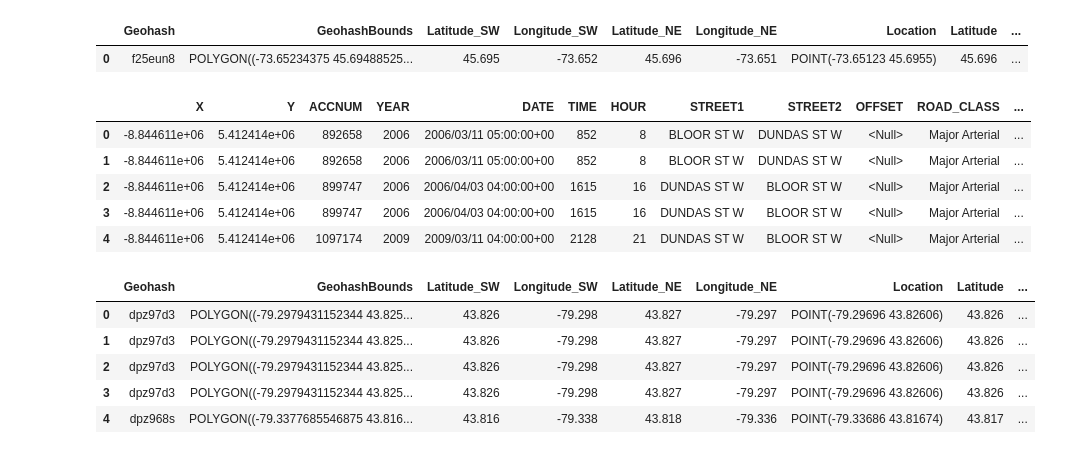
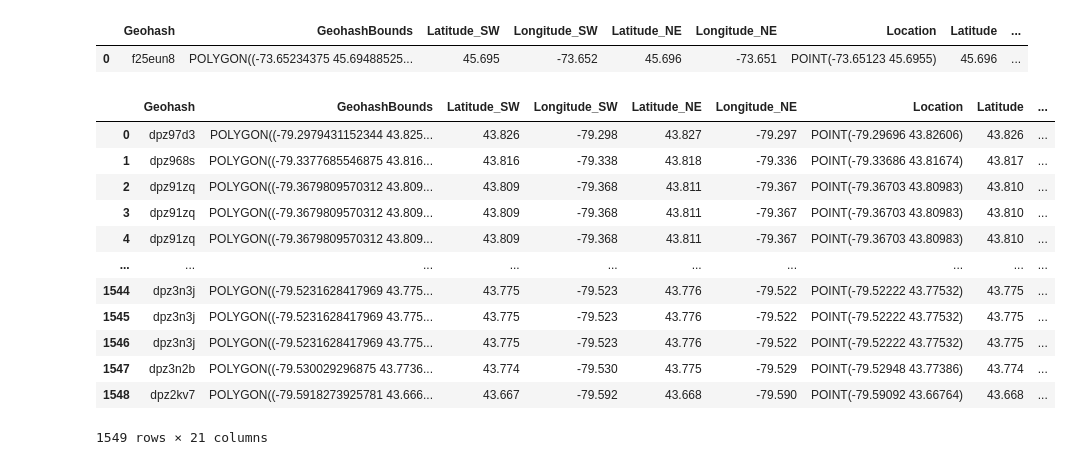
Before and after one commit to Vincent-Kwan/Safe-Roads-Competition, a Jupyter notebook: KSI_Hazardous.ipynb, the cells around one changed output. Saved outputs shown, nothing was run; the diff lists cells and outputs as text; code cells hidden in the pictures.

Commit message:
Merged KSI and Hazardous Driving Areas

```diff
--- a/KSI_Hazardous.ipynb
+++ b/KSI_Hazardous.ipynb
@@ -29,25 +22,23 @@ ksi_merge.drop(['HOOD_ID', 'ObjectId', 'POLICE_DIVISION', 'INDEX_', 'UpdateDate'
-# %%
-ksi_merge.head()
-# %% [output]
-|  | X | Y | ACCNUM | YEAR | DATE | TIME | HOUR | STREET1 | STREET2 | OFFSET | ROAD_CLASS | ... |
-| 0 | -8.844611e+06 | 5.412414e+06 | 892658 | 2006 | 2006/03/11 05:00:00+00 | 852 | 8 | BLOOR ST W | DUNDAS ST W | <Null> | Major Arterial | ... |
-| 1 | -8.844611e+06 | 5.412414e+06 | 892658 | 2006 | 2006/03/11 05:00:00+00 | 852 | 8 | BLOOR ST W | DUNDAS ST W | <Null> | Major Arterial | ... |
-| 2 | -8.844611e+06 | 5.412414e+06 | 899747 | 2006 | 2006/04/03 04:00:00+00 | 1615 | 16 | DUNDAS ST W | BLOOR ST W | <Null> | Major Arterial | ... |
-| 3 | -8.844611e+06 | 5.412414e+06 | 899747 | 2006 | 2006/04/03 04:00:00+00 | 1615 | 16 | DUNDAS ST W | BLOOR ST W | <Null> | Major Arterial | ... |
-| 4 | -8.844611e+06 | 5.412414e+06 | 1097174 | 2009 | 2009/03/11 04:00:00+00 | 2128 | 21 | DUNDAS ST W | BLOOR ST W | <Null> | Major Arterial | ... |
 # %%
 ksi_collapse = round(ksi_collapse, 3)
 # %%
 hazardous_merge = hazardous_df.merge(ksi_collapse, left_on = ['Latitude', 'Longitude'], right_on = ['LATITUDE', 'LONGITUDE'], how = 'inner')
 # %%
-hazardous_merge.head()
+hazardous_merge
 # %% [output]
 |  | Geohash | GeohashBounds | Latitude_SW | Longitude_SW | Latitude_NE | Longitude_NE | Location | Latitude | ... |
 | 0 | dpz97d3 | POLYGON((-79.2979431152344 43.825... | 43.826 | -79.298 | 43.827 | -79.297 | POINT(-79.29696 43.82606) | 43.826 | ... |
-| 1 | dpz97d3 | POLYGON((-79.2979431152344 43.825... | 43.826 | -79.298 | 43.827 | -79.297 | POINT(-79.29696 43.82606) | 43.826 | ... |
-| 2 | dpz97d3 | POLYGON((-79.2979431152344 43.825... | 43.826 | -79.298 | 43.827 | -79.297 | POINT(-79.29696 43.82606) | 43.826 | ... |
-| 3 | dpz97d3 | POLYGON((-79.2979431152344 43.825... | 43.826 | -79.298 | 43.827 | -79.297 | POINT(-79.29696 43.82606) | 43.826 | ... |
-| 4 | dpz968s | POLYGON((-79.3377685546875 43.816... | 43.816 | -79.338 | 43.818 | -79.336 | POINT(-79.33686 43.81674) | 43.817 | ... |
+| 1 | dpz968s | POLYGON((-79.3377685546875 43.816... | 43.816 | -79.338 | 43.818 | -79.336 | POINT(-79.33686 43.81674) | 43.817 | ... |
+| 2 | dpz91zq | POLYGON((-79.3679809570312 43.809... | 43.809 | -79.368 | 43.811 | -79.367 | POINT(-79.36703 43.80983) | 43.810 | ... |
+| 3 | dpz91zq | POLYGON((-79.3679809570312 43.809... | 43.809 | -79.368 | 43.811 | -79.367 | POINT(-79.36703 43.80983) | 43.810 | ... |
+| 4 | dpz91zq | POLYGON((-79.3679809570312 43.809... | 43.809 | -79.368 | 43.811 | -79.367 | POINT(-79.36703 43.80983) | 43.810 | ... |
+| ... | ... | ... | ... | ... | ... | ... | ... | ... | ... |
+| 1544 | dpz3n3j | POLYGON((-79.5231628417969 43.775... | 43.775 | -79.523 | 43.776 | -79.522 | POINT(-79.52222 43.77532) | 43.775 | ... |
+| 1545 | dpz3n3j | POLYGON((-79.5231628417969 43.775... | 43.775 | -79.523 | 43.776 | -79.522 | POINT(-79.52222 43.77532) | 43.775 | ... |
+| 1546 | dpz3n3j | POLYGON((-79.5231628417969 43.775... | 43.775 | -79.523 | 43.776 | -79.522 | POINT(-79.52222 43.77532) | 43.775 | ... |
+| 1547 | dpz3n2b | POLYGON((-79.530029296875 43.7736... | 43.774 | -79.530 | 43.775 | -79.529 | POINT(-79.52948 43.77386) | 43.774 | ... |
+| 1548 | dpz2kv7 | POLYGON((-79.5918273925781 43.666... | 43.667 | -79.592 | 43.668 | -79.590 | POINT(-79.59092 43.66764) | 43.668 | ... |
+1549 rows × 21 columns
 # %%
 hazardous_merge.sort_values(by = 'SeverityScore', ascending = False)
 # %% [output]
```
Also changed, not shown: parts of 7 cells of this notebook, 2 other files.
